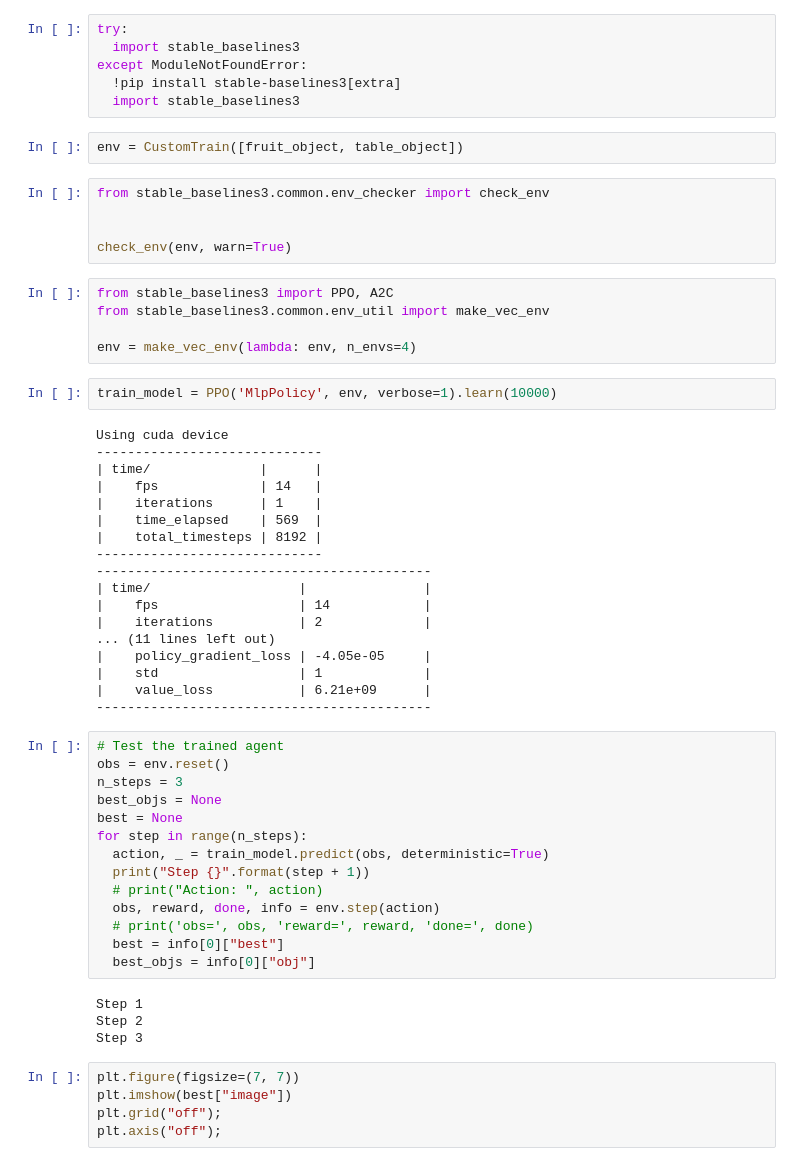
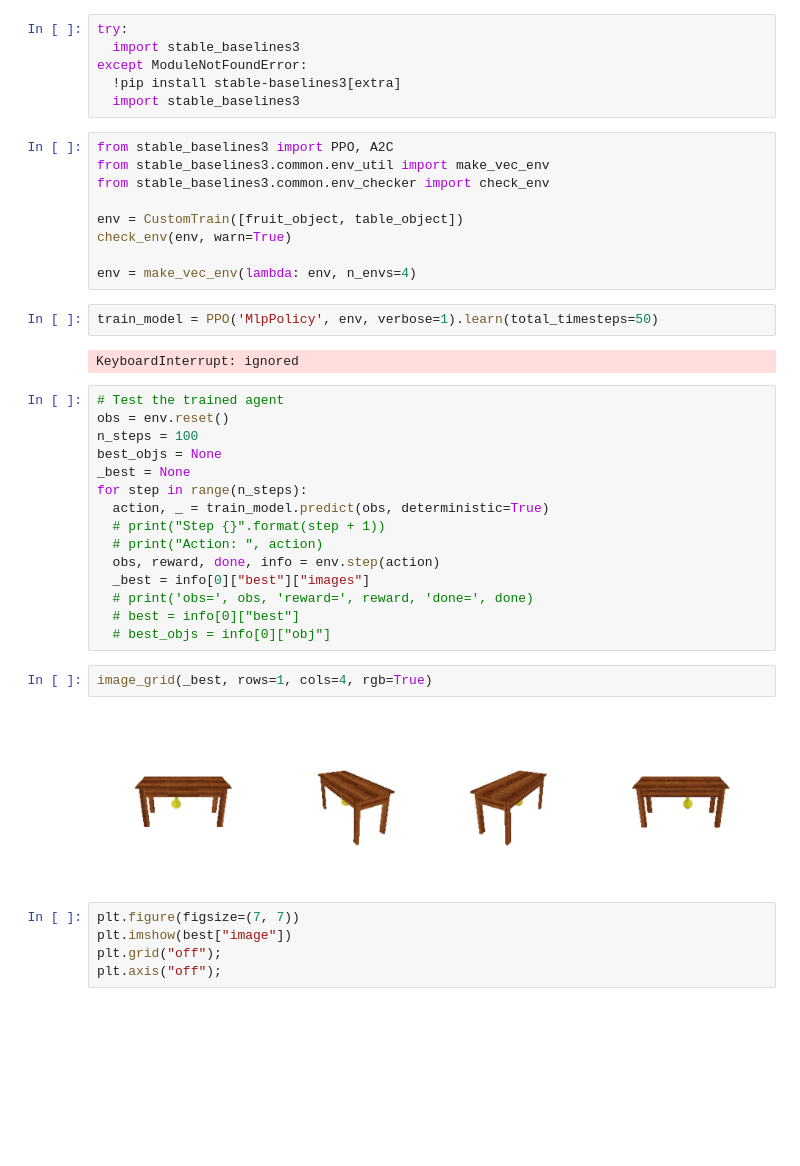
Before and after one commit to rosshalpin/clip-guided-scene-arrangement, a Jupyter notebook: DissertationProject_v0_0.ipynb, the cells around one changed output. Cells and saved outputs as stored; diff of their text form; blank space fills up the shorter version.

```diff
--- a/DissertationProject_v0_0.ipynb
+++ b/DissertationProject_v0_0.ipynb
@@ -483,56 +497,38 @@ try:
 except ModuleNotFoundError:
   !pip install stable-baselines3[extra]
   import stable_baselines3
-# %%
-env = CustomTrain([fruit_object, table_object])
 # %%
+from stable_baselines3 import PPO, A2C
+from stable_baselines3.common.env_util import make_vec_env
 from stable_baselines3.common.env_checker import check_env
 
+env = CustomTrain([fruit_object, table_object])
+check_env(env, warn=True)
 
-check_env(env, warn=True)
+env = make_vec_env(lambda: env, n_envs=4)
-# %%
-from stable_baselines3 import PPO, A2C
-from stable_baselines3.common.env_util import make_vec_env
-
-env = make_vec_env(lambda: env, n_envs=4)
 # %%
-train_model = PPO('MlpPolicy', env, verbose=1).learn(10000)
+train_model = PPO('MlpPolicy', env, verbose=1).learn(total_timesteps=50)
 # %% [output]
-Using cuda device
------------------------------
-| time/              |      |
-|    fps             | 14   |
-|    iterations      | 1    |
-|    time_elapsed    | 569  |
-|    total_timesteps | 8192 |
------------------------------
--------------------------------------------
-| time/                   |               |
-|    fps                  | 14            |
-|    iterations           | 2             |
-... (11 lines left out)
-|    policy_gradient_loss | -4.05e-05     |
-|    std                  | 1             |
-|    value_loss           | 6.21e+09      |
--------------------------------------------
+KeyboardInterrupt: ignored
 # %%
 # Test the trained agent
 obs = env.reset()
-n_steps = 3
+n_steps = 100
 best_objs = None
-best = None
+_best = None
 for step in range(n_steps):
   action, _ = train_model.predict(obs, deterministic=True)
-  print("Step {}".format(step + 1))
+  # print("Step {}".format(step + 1))
   # print("Action: ", action)
   obs, reward, done, info = env.step(action)
+  _best = info[0]["best"]["images"]
   # print('obs=', obs, 'reward=', reward, 'done=', done)
-  best = info[0]["best"]
-  best_objs = info[0]["obj"]
+  # best = info[0]["best"]
+  # best_objs = info[0]["obj"]
-# %% [output]
-Step 1
-Step 2
-Step 3
+# %%
+image_grid(_best, rows=1, cols=4, rgb=True)
+# %% [output]
+[figure, added]
 # %%
 plt.figure(figsize=(7, 7))
 plt.imshow(best["image"])
```
Also changed, not shown: parts of 14 cells of this notebook.
